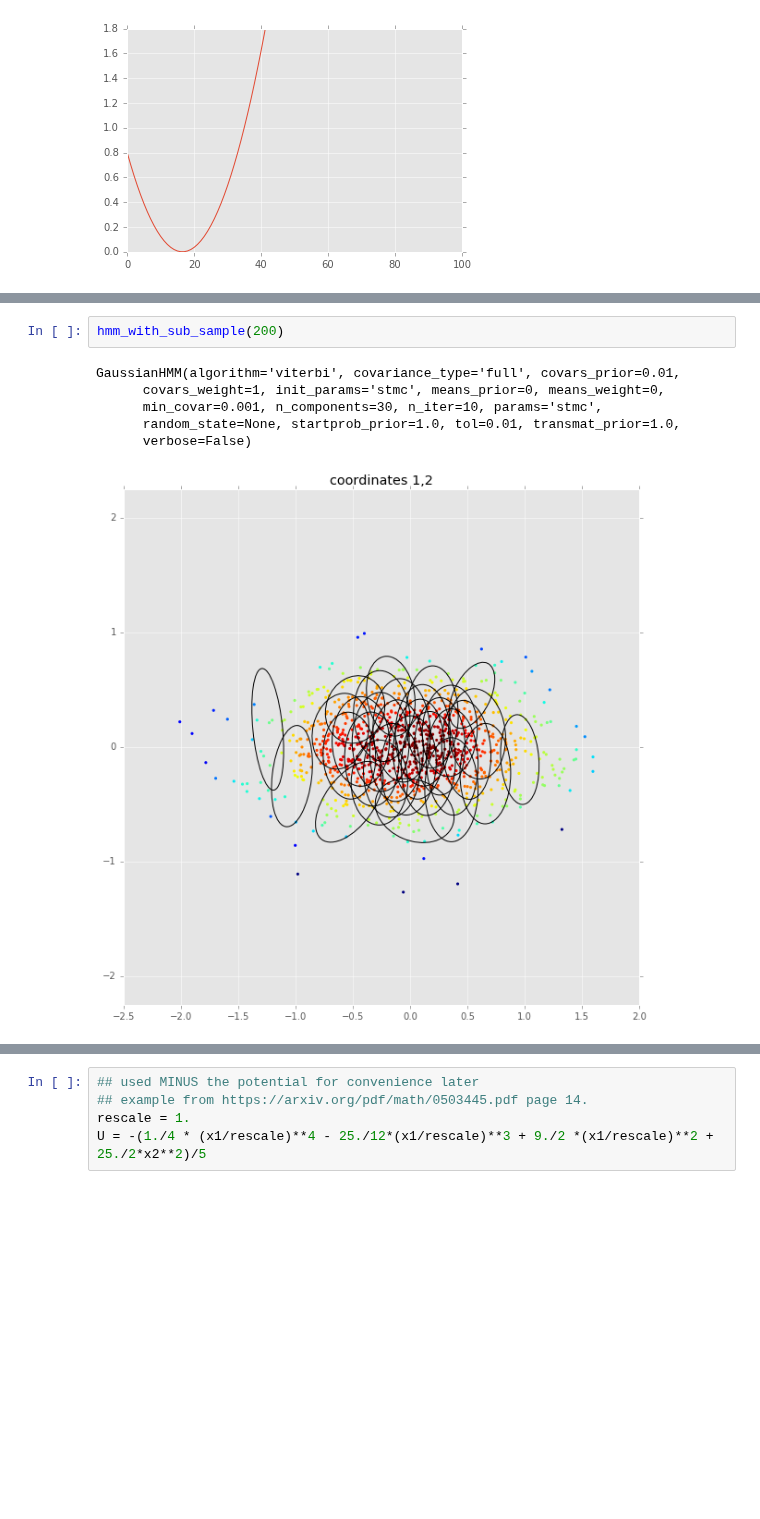
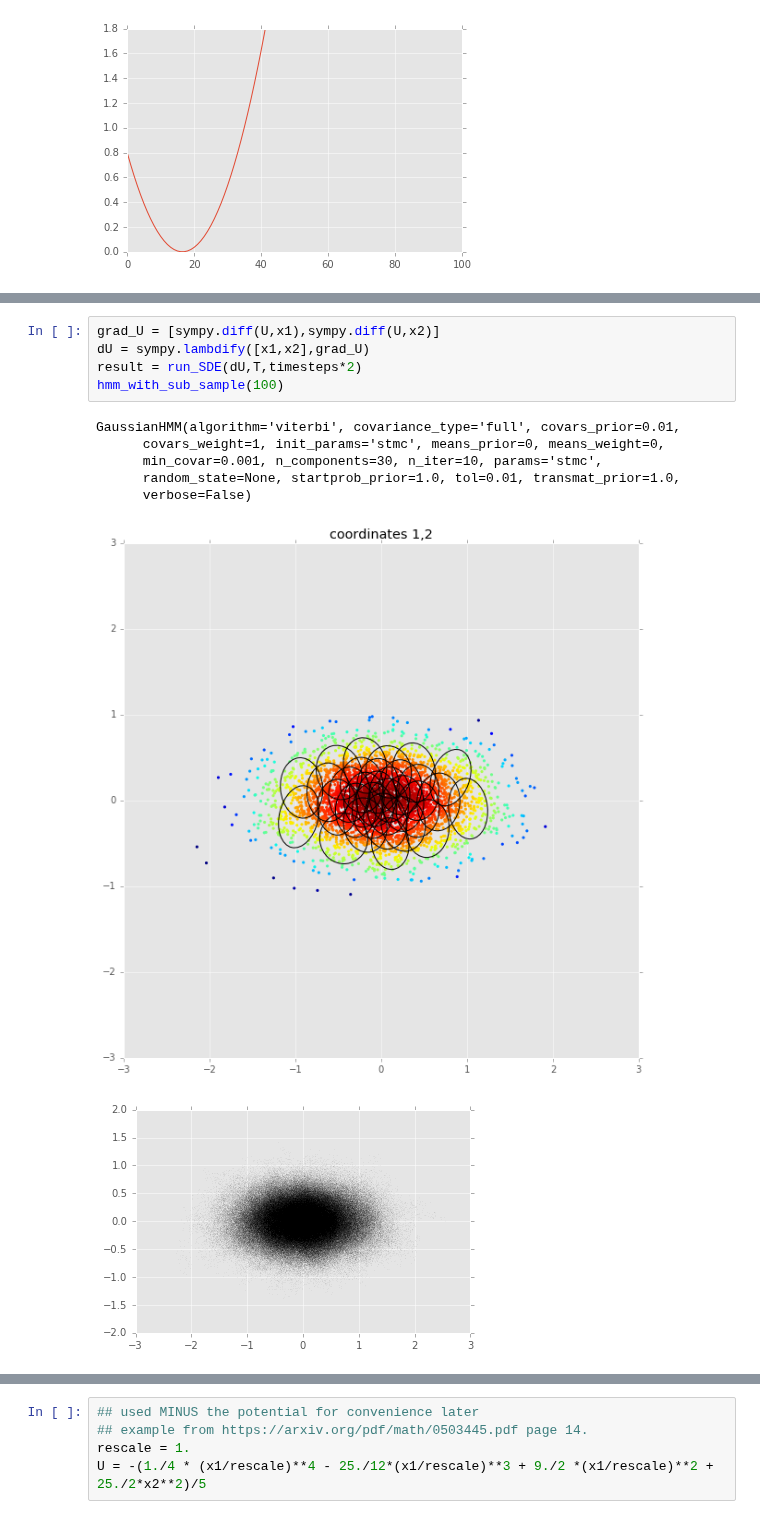
Before and after one commit to tabakg/diffusion_maps, a Jupyter notebook: make_2D_test_distribution.ipynb, the cells around one changed output, grey strips where cells are left out. Saved outputs shown, nothing was run; the diff lists cells and outputs as text; blank space fills up the shorter version.

```diff
--- a/make_2D_test_distribution.ipynb
+++ b/make_2D_test_distribution.ipynb
@@ -142,9 +134,13 @@ GaussianHMM(algorithm='viterbi', covariance_type='full', covars_prior=0.01,
-# %%
-hmm_with_sub_sample(200)
-# %% [output]
-GaussianHMM(algorithm='viterbi', covariance_type='full', covars_prior=0.01,
-      covars_weight=1, init_params='stmc', means_prior=0, means_weight=0,
-      min_covar=0.001, n_components=30, n_iter=10, params='stmc',
-      random_state=None, startprob_prior=1.0, tol=0.01, transmat_prior=1.0,
-      verbose=False)
-[figure, removed]
+# %%
+grad_U = [sympy.diff(U,x1),sympy.diff(U,x2)]
+dU = sympy.lambdify([x1,x2],grad_U)
+result = run_SDE(dU,T,timesteps*2)
+hmm_with_sub_sample(100)
+# %% [output]
+GaussianHMM(algorithm='viterbi', covariance_type='full', covars_prior=0.01,
+      covars_weight=1, init_params='stmc', means_prior=0, means_weight=0,
+      min_covar=0.001, n_components=30, n_iter=10, params='stmc',
+      random_state=None, startprob_prior=1.0, tol=0.01, transmat_prior=1.0,
+      verbose=False)
+[figure, added]
+[figure, added]
```
Also changed, not shown: parts of 27 cells of this notebook.
